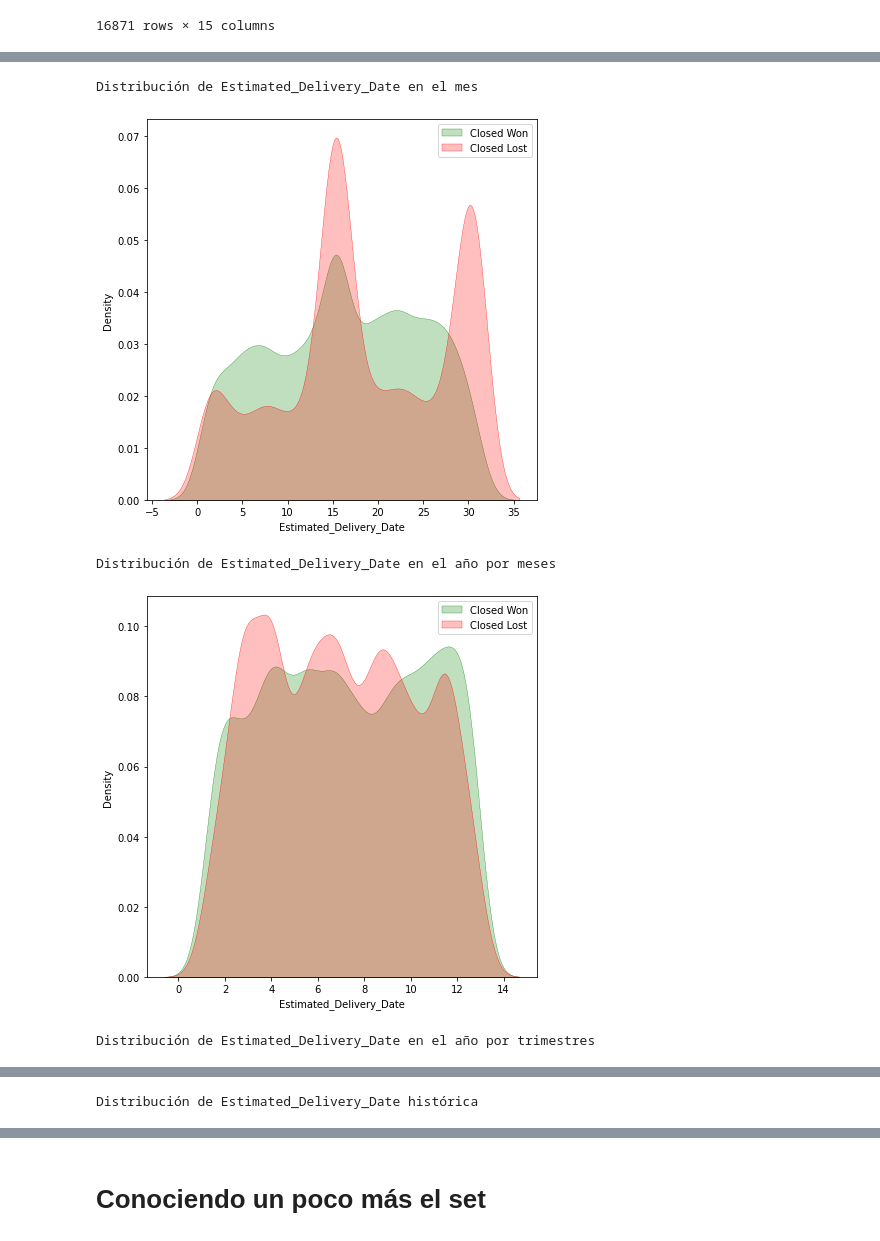
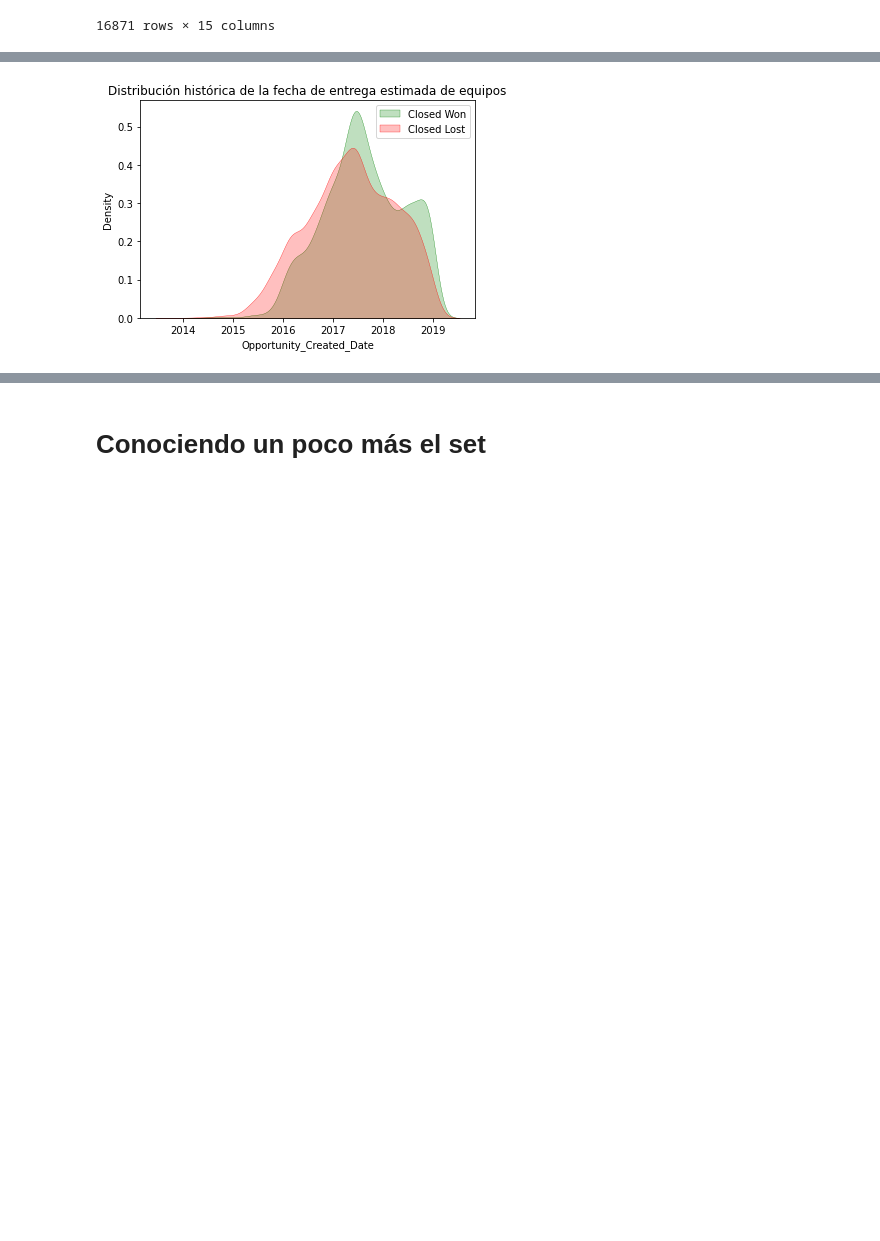
Before and after one commit to fede-alt/datos_2c2020_tp1, a Jupyter notebook: Pruebas/Pruebas_Tomi.ipynb, the cells around one changed output, grey strips where cells are left out. Drawn from its saved outputs; the diff is of its cells as text; code cells hidden in the pictures; blank space fills up the shorter version.

Commit message:
Graficos de entrega

```diff
--- a/Pruebas/Pruebas_Tomi.ipynb
+++ b/Pruebas/Pruebas_Tomi.ipynb
@@ -384,11 +361,11 @@ Distribución de Closed Won en el año por meses
 # %%
 # Distribución de los días del mes en que se estima "Delivery_Date"
 
-won = tomi_subset.loc[tomi_subset["Stage"]=="Closed Won","Estimated_Delivery_Date"]
-lost = tomi_subset.loc[tomi_subset["Stage"]=="Closed Lost","Estimated_Delivery_Date"]
+won = df.drop_duplicates(subset=['Opportunity_ID'], keep='last').loc[df["Stage"]=="Closed Won","Opportunity_Created_Date"]
+lost = df.drop_duplicates(subset=['Opportunity_ID'], keep='last').loc[df["Stage"]=="Closed Lost","Opportunity_Created_Date"]
 
-print("Distribución de Estimated_Delivery_Date en el mes")
 sns.kdeplot(pd.to_numeric(won.dt.day).dropna(),color="green",fill=True, alpha=.25,linewidth=0.3)
 sns.kdeplot(pd.to_numeric(lost.dt.day).dropna(),color="red",fill=True, alpha=.25,linewidth=0.3)
+plt.title("Distribución de la fecha de entrega estimada de equipos en el mes")
 plt.legend(["Closed Won","Closed Lost"])
 plt.show()
@@ -443,14 +425,11 @@ Distribución de Estimated_Delivery_Date en el año por trimestres
 # %%
-print("Distribución de Estimated_Delivery_Date histórica")
+
 data = (pd.to_numeric(won.dt.year) + pd.to_numeric(won.dt.month)/12 + pd.to_numeric(won.dt.day)/365).dropna()
 sns.kdeplot(data,color="green",fill=True, alpha=.25,linewidth=0.3)
 data = (pd.to_numeric(lost.dt.year) + pd.to_numeric(lost.dt.month)/12 + pd.to_numeric(lost.dt.day)/365).dropna()
 sns.kdeplot(data,color="red",fill=True, alpha=.25,linewidth=0.3)
+plt.title("Distribución histórica de la fecha de entrega estimada de equipos")
 plt.legend(["Closed Won","Closed Lost"])
 plt.show()
 # %% [output]
-Distribución de Estimated_Delivery_Date en el mes
-[figure, old version]
+[figure, new version]
-Distribución de Estimated_Delivery_Date en el año por meses
-[figure, removed]
-Distribución de Estimated_Delivery_Date en el año por trimestres
@@ -458 +435,0 @@ Distribución de Estimated_Delivery_Date en el año por trimestres
-Distribución de Estimated_Delivery_Date histórica
```
Also changed, not shown: parts of 33 cells of this notebook, 5 other files.
